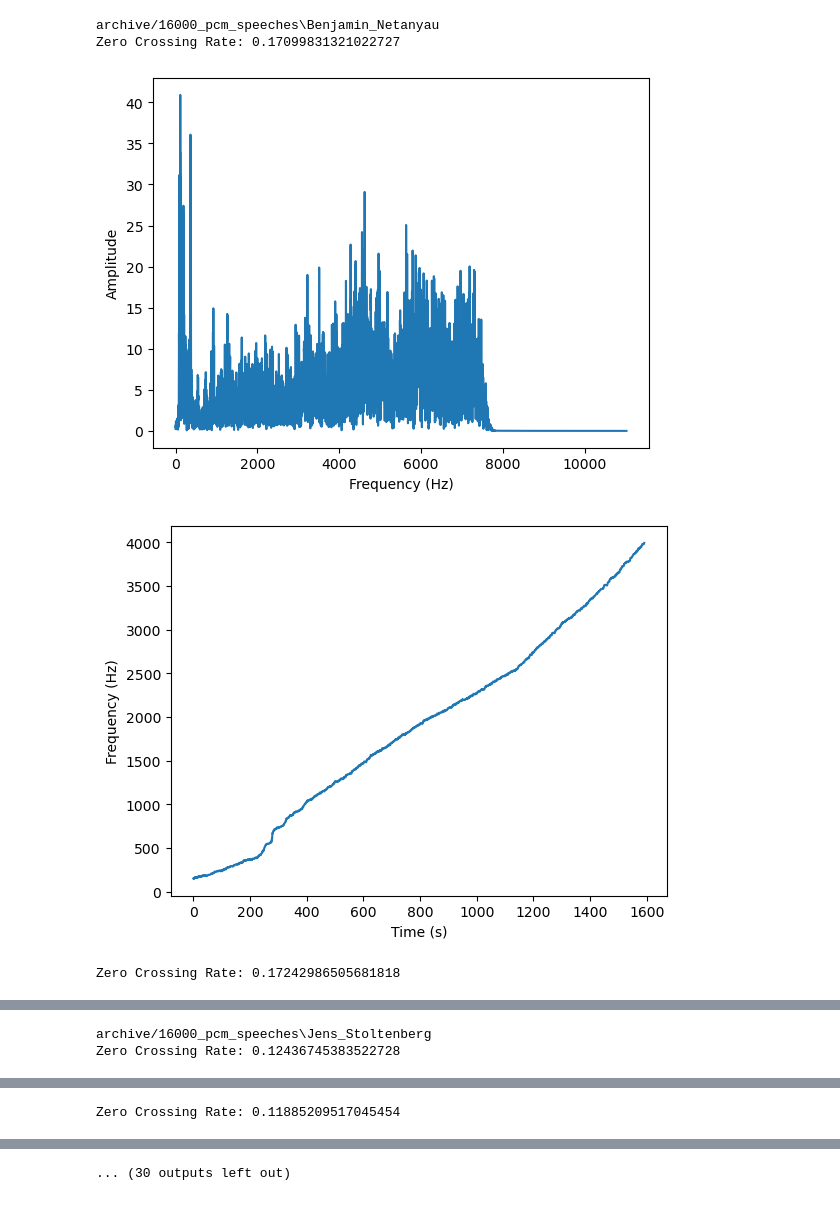
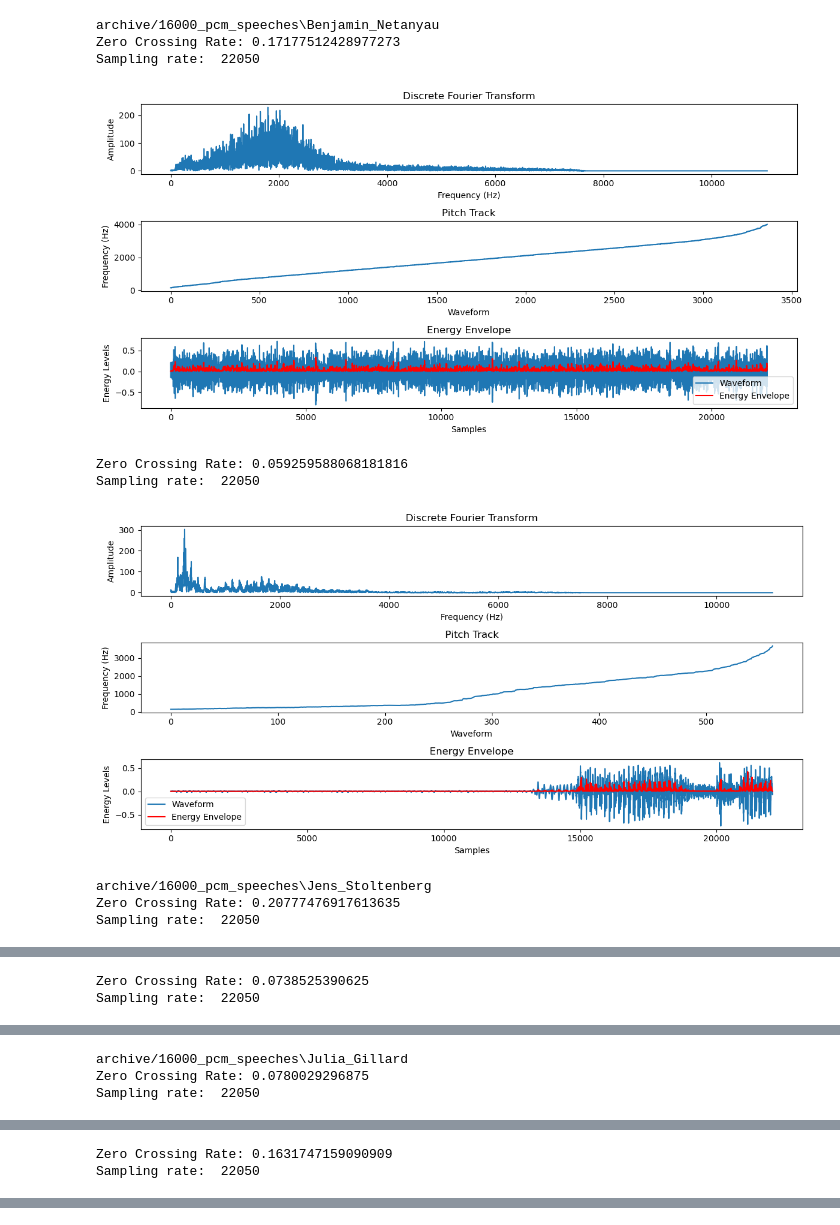
Before and after one commit to bhavyanarnoli/Guest-Speaker-Recognition, a Jupyter notebook: Phase_1_Pravar.ipynb, the cells around one changed output, grey strips where cells are left out. Saved outputs shown, nothing was run; the diff lists cells and outputs as text; code cells hidden in the pictures.

Commit message:
Update: Added Energy Envelope

```diff
--- a/Phase_1_Pravar.ipynb
+++ b/Phase_1_Pravar.ipynb
@@ -25,12 +20,7 @@ def pitch_tracking(audio_path):
 
     # Select out pitches with high enough magnitudes (median is chosen as the comparing metric)
     pitches = pitches[magnitudes > np.median(magnitudes)]
-
-    # Plot the pitch track
-    plt.plot(pitches)
-    plt.ylabel('Frequency (Hz)')
-    plt.xlabel('Time (s)')
-    plt.show()
+    return pitches
 # %%
 audio_files_dir = r'archive/16000_pcm_speeches'
 dir_dict = {}
@@ -58,20 +48,60 @@ def calculate_zero_crossing_rate(audio_path):
     zcr = librosa.feature.zero_crossing_rate(data)
     return r'Zero Crossing Rate: ' + str(np.mean(zcr))
     # A low zero-crossing rate could indicate a more tonal signal, or a portion where the frequency is relatively stable.
+# %%
+def calculate_energy_envelope(audio_path):
+    data, sample_rate = librosa.load(audio_path)
+
+    # Calculate the energy of the signal
+    energy = np.square(data)
+    print("Sampling rate: ", sample_rate)
+
+    # Smooth the energy signal by applying a moving average filter
+    window_size = 10 # Window size for convolution
+    energy_smoothed = np.convolve(energy, np.ones(window_size)/window_size, mode='same')
+    return data, energy_smoothed
 # %%
 import random
 
 for class_name in dir_dict:
     audio_paths = dir_dict[class_name]
     print(class_name)
     random_audio_paths = random.sample(audio_paths, 2)
     for audio_path in random_audio_paths:
+
         print(calculate_zero_crossing_rate(audio_path))
-        discrete_fourier_transform(audio_path)
-        pitch_tracking(audio_path)
+        frequencies, fft_values = discrete_fourier_transform(audio_path)
+        pitches = pitch_tracking(audio_path)
+        data, energy_smoothed = calculate_energy_envelope(audio_path)
+
+        fig, axes = plt.subplots(3, 1, figsize=(12, 6))
+        axes[0].set_title("Discrete Fourier Transform")
+        axes[0].plot(frequencies, np.abs(fft_values))
+        axes[0].set_xlabel('Frequency (Hz)')
+        axes[0].set_ylabel('Amplitude')
+
+        axes[1].set_title("Pitch Track")
+        axes[1].plot(pitches)
+        axes[1].set_ylabel('Frequency (Hz)')
+        axes[1].set_xlabel('Waveform')
+
+        axes[2].set_title("Energy Envelope")
+        axes[2].plot(data, label='Waveform')
+        axes[2].set_xlabel("Samples")
+        axes[2].set_ylabel("Energy Levels")
+        axes[2].plot(energy_smoothed, label='Energy Envelope', color='r')
+        axes[2].legend()
+
+        plt.tight_layout()
+        plt.show()
 # %% [output]
 archive/16000_pcm_speeches\Benjamin_Netanyau
-Zero Crossing Rate: 0.17099831321022727
+Zero Crossing Rate: 0.17177512428977273
+Sampling rate:  22050
-[figure, old version]
+[figure, new version]
+Zero Crossing Rate: 0.059259588068181816
+Sampling rate:  22050
-[figure, old version]
+[figure, new version]
-Zero Crossing Rate: 0.17242986505681818
+archive/16000_pcm_speeches\Jens_Stoltenberg
+Zero Crossing Rate: 0.20777476917613635
+Sampling rate:  22050
@@ -78,0 +109,2 @@ Zero Crossing Rate: 0.17242986505681818
+Zero Crossing Rate: 0.0738525390625
+Sampling rate:  22050
@@ -80,2 +112,3 @@ Zero Crossing Rate: 0.17242986505681818
-archive/16000_pcm_speeches\Jens_Stoltenberg
-Zero Crossing Rate: 0.12436745383522728
+archive/16000_pcm_speeches\Julia_Gillard
+Zero Crossing Rate: 0.0780029296875
+Sampling rate:  22050
@@ -82,0 +116,2 @@ Zero Crossing Rate: 0.12436745383522728
+Zero Crossing Rate: 0.1631747159090909
+Sampling rate:  22050
@@ -84 +118,0 @@ Zero Crossing Rate: 0.12436745383522728
-Zero Crossing Rate: 0.11885209517045454
@@ -87 +118,0 @@ Zero Crossing Rate: 0.11885209517045454
-... (30 outputs left out)
```
Also changed, not shown: parts of 3 cells of this notebook.
